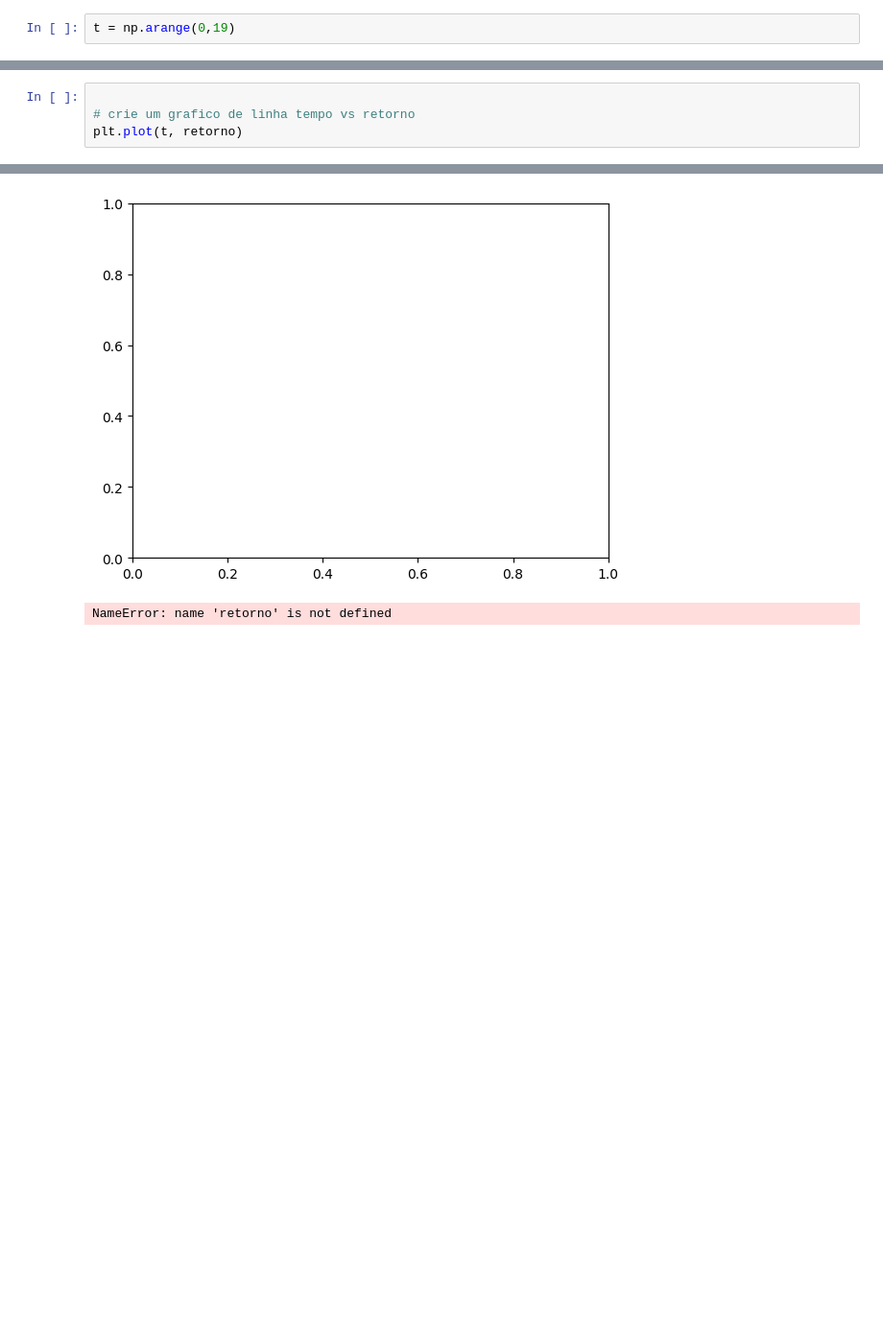
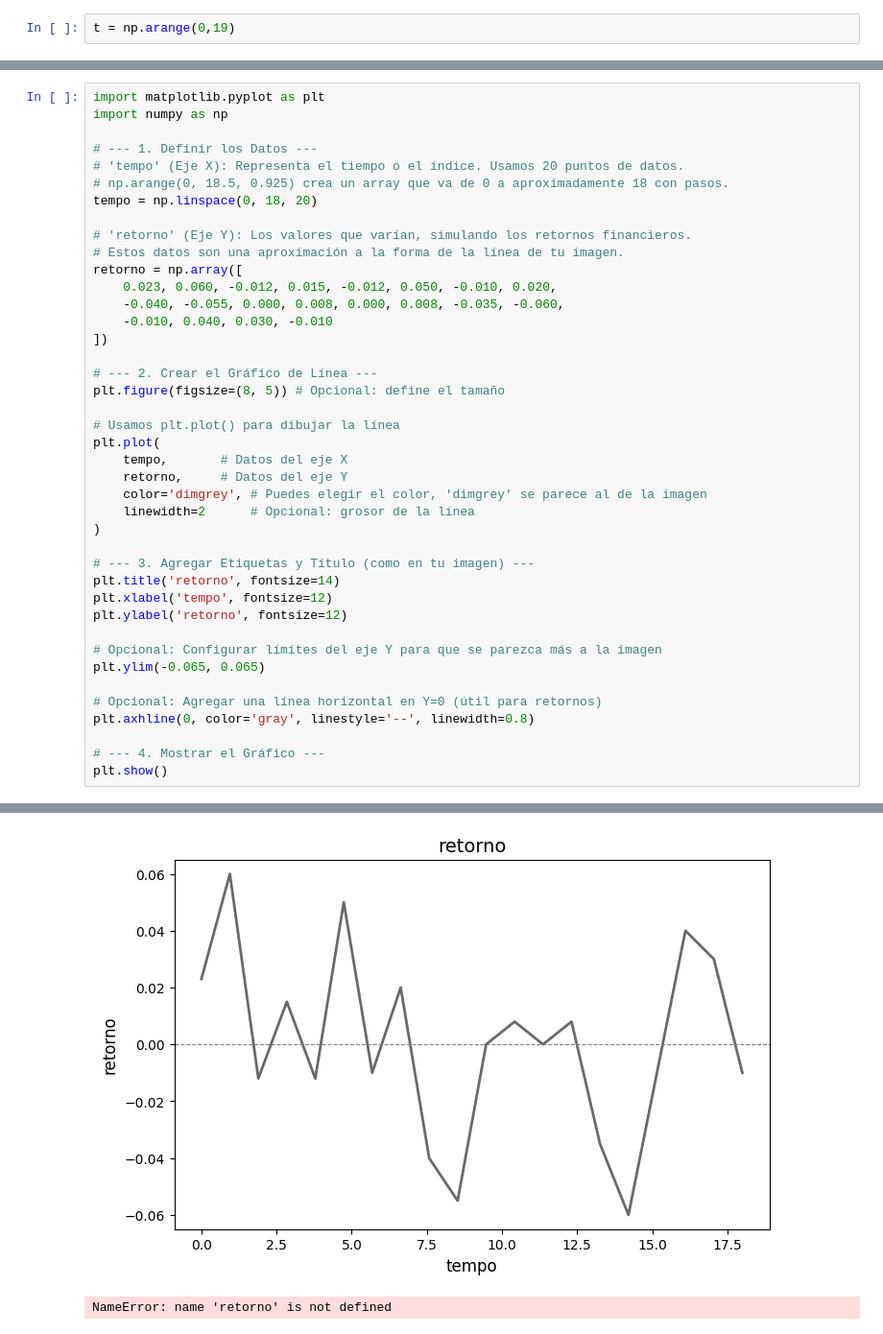
Before and after one commit to Andyjr-code/CURSONUMPY, a Jupyter notebook: aula2.ipynb, the cells around one changed output, grey strips where cells are left out. Shown: that part at 96% size. Saved outputs shown, nothing was run; the diff lists cells and outputs as text; blank space fills up the shorter version.

```diff
--- a/aula2.ipynb
+++ b/aula2.ipynb
@@ -119,5 +134,42 @@ import matplotlib.pyplot as plt
 # %%
+import matplotlib.pyplot as plt
+import numpy as np
 
-# crie um grafico de linha tempo vs retorno
-plt.plot(t, retorno)
+# --- 1. Definir los Datos ---
+# 'tempo' (Eje X): Representa el tiempo o el índice. Usamos 20 puntos de datos.
+# np.arange(0, 18.5, 0.925) crea un array que va de 0 a aproximadamente 18 con pasos.
+tempo = np.linspace(0, 18, 20)
+
+# 'retorno' (Eje Y): Los valores que varían, simulando los retornos financieros.
+# Estos datos son una aproximación a la forma de la línea de tu imagen.
+retorno = np.array([
+    0.023, 0.060, -0.012, 0.015, -0.012, 0.050, -0.010, 0.020,
+    -0.040, -0.055, 0.000, 0.008, 0.000, 0.008, -0.035, -0.060,
+    -0.010, 0.040, 0.030, -0.010
+])
+
+# --- 2. Crear el Gráfico de Línea ---
+plt.figure(figsize=(8, 5)) # Opcional: define el tamaño
+
+# Usamos plt.plot() para dibujar la línea
+plt.plot(
+    tempo,       # Datos del eje X
+    retorno,     # Datos del eje Y
+    color='dimgrey', # Puedes elegir el color, 'dimgrey' se parece al de la imagen
+    linewidth=2      # Opcional: grosor de la línea
+)
+
+# --- 3. Agregar Etiquetas y Título (como en tu imagen) ---
+plt.title('retorno', fontsize=14)
+plt.xlabel('tempo', fontsize=12)
+plt.ylabel('retorno', fontsize=12)
+
+# Opcional: Configurar límites del eje Y para que se parezca más a la imagen
+plt.ylim(-0.065, 0.065)
+
+# Opcional: Agregar una línea horizontal en Y=0 (útil para retornos)
+plt.axhline(0, color='gray', linestyle='--', linewidth=0.8)
+
+# --- 4. Mostrar el Gráfico ---
+plt.show()
 # %% [output]
@@ -125,4 +176,4 @@ ValueError: x and y must have same first dimension, but have shapes (19,) and (1
-[figure, old version]
+[figure, new version]
 # %%
 # %% [output]
 NameError: name 'retorno' is not defined
```
Also changed, not shown: parts of 4 cells of this notebook.
